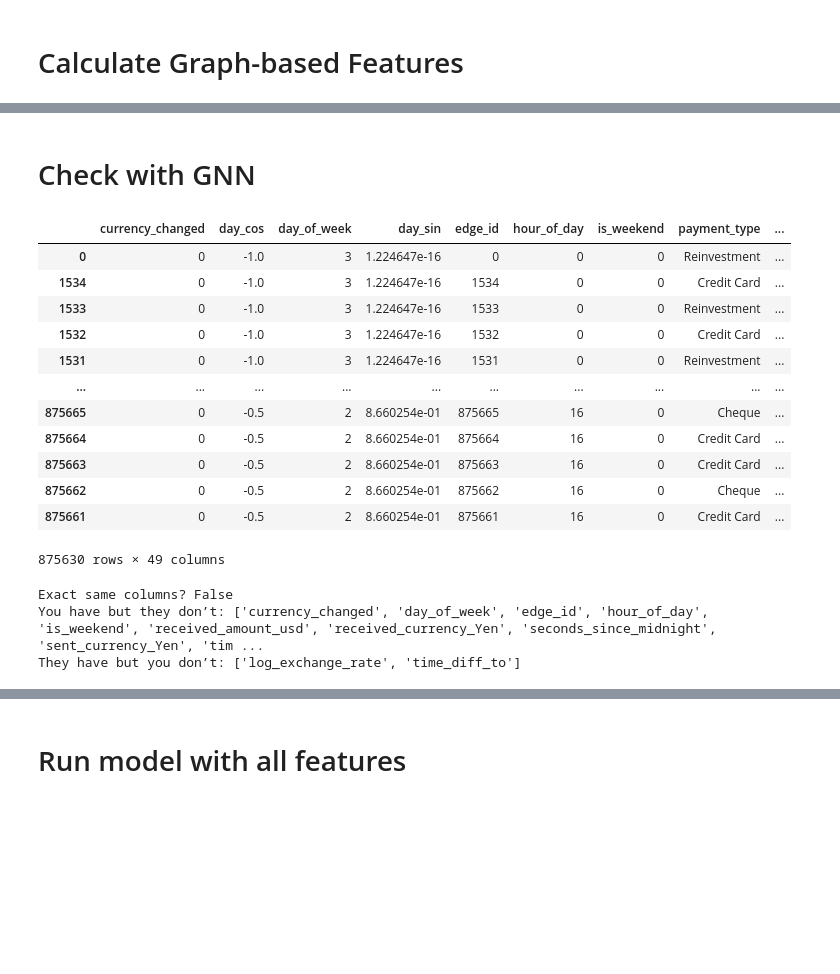
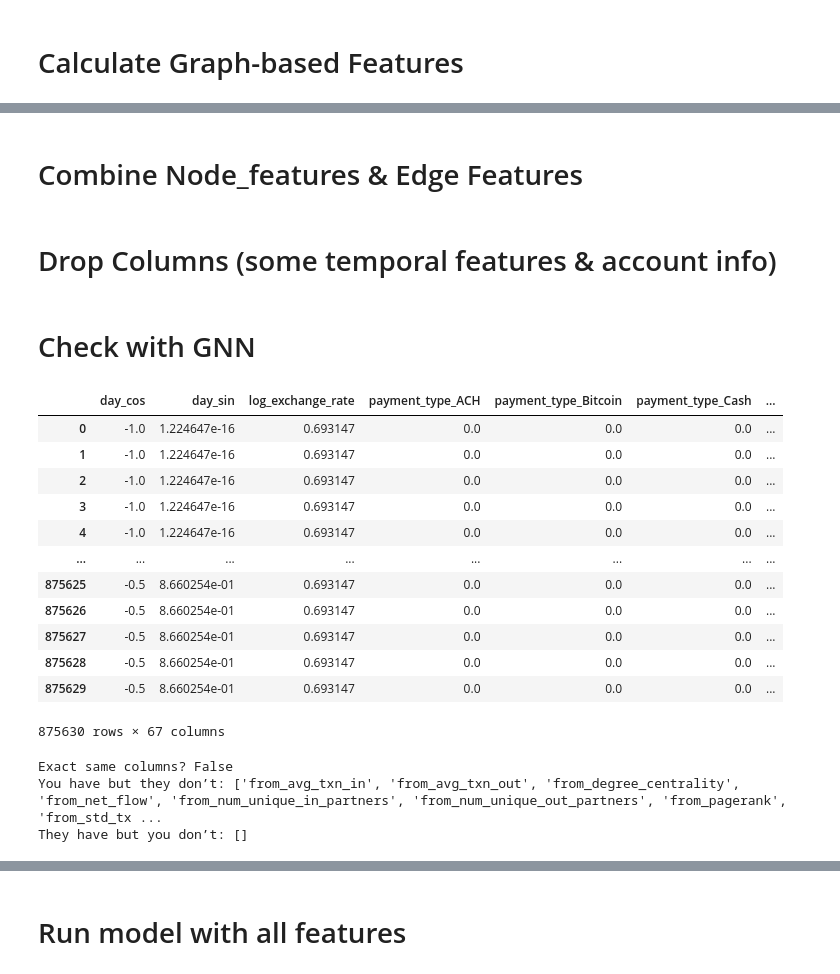
Before and after one commit to engie4800/dsi-capstone-spring-2025-TD-anti-money-laundering, a Jupyter notebook: Code/notebooks/Zoe/Final Feature Selection.ipynb, the cells around one changed output, grey strips where cells are left out. Saved outputs shown, nothing was run; the diff lists cells and outputs as text; code cells hidden in the pictures; blank space fills up the shorter version.

```diff
--- a/Code/notebooks/Zoe/Final Feature Selection.ipynb
+++ b/Code/notebooks/Zoe/Final Feature Selection.ipynb
@@ -67,25 +58,39 @@ INFO:root:Computing test node features...
+# %% [markdown]
+# Combine Node_features & Edge Features
+# %%
+X_train, X_val, X_test = mp.add_node_graph_feats_to_df()
+# %% [markdown]
+# Drop Columns (some temporal features & account info)
+# %%
+drop = ['hour_of_day', 'is_weekend',
+        'from_account_idx', 'to_account_idx',
+        'edge_id','timestamp_int']
+
+X_train.drop(drop, axis=1, inplace=True)
+X_val.drop(drop, axis=1, inplace=True)
+X_test.drop(drop, axis=1, inplace=True)
 # %% [markdown]
 # Check with GNN
 # %%
-mp.X_train
+X_train # 67 cols
 # %% [output]
-|  | currency_changed | day_cos | day_of_week | day_sin | edge_id | hour_of_day | is_weekend | payment_type | ... |
-| 0 | 0 | -1.0 | 3 | 1.224647e-16 | 0 | 0 | 0 | Reinvestment | ... |
-| 1534 | 0 | -1.0 | 3 | 1.224647e-16 | 1534 | 0 | 0 | Credit Card | ... |
-| 1533 | 0 | -1.0 | 3 | 1.224647e-16 | 1533 | 0 | 0 | Reinvestment | ... |
-| 1532 | 0 | -1.0 | 3 | 1.224647e-16 | 1532 | 0 | 0 | Credit Card | ... |
-| 1531 | 0 | -1.0 | 3 | 1.224647e-16 | 1531 | 0 | 0 | Reinvestment | ... |
-| ... | ... | ... | ... | ... | ... | ... | ... | ... | ... |
-| 875665 | 0 | -0.5 | 2 | 8.660254e-01 | 875665 | 16 | 0 | Cheque | ... |
-| 875664 | 0 | -0.5 | 2 | 8.660254e-01 | 875664 | 16 | 0 | Credit Card | ... |
-| 875663 | 0 | -0.5 | 2 | 8.660254e-01 | 875663 | 16 | 0 | Credit Card | ... |
-| 875662 | 0 | -0.5 | 2 | 8.660254e-01 | 875662 | 16 | 0 | Cheque | ... |
-| 875661 | 0 | -0.5 | 2 | 8.660254e-01 | 875661 | 16 | 0 | Credit Card | ... |
+|  | day_cos | day_sin | log_exchange_rate | payment_type_ACH | payment_type_Bitcoin | payment_type_Cash | ... |
+| 0 | -1.0 | 1.224647e-16 | 0.693147 | 0.0 | 0.0 | 0.0 | ... |
+| 1 | -1.0 | 1.224647e-16 | 0.693147 | 0.0 | 0.0 | 0.0 | ... |
+| 2 | -1.0 | 1.224647e-16 | 0.693147 | 0.0 | 0.0 | 0.0 | ... |
+| 3 | -1.0 | 1.224647e-16 | 0.693147 | 0.0 | 0.0 | 0.0 | ... |
+| 4 | -1.0 | 1.224647e-16 | 0.693147 | 0.0 | 0.0 | 0.0 | ... |
+| ... | ... | ... | ... | ... | ... | ... | ... |
+| 875625 | -0.5 | 8.660254e-01 | 0.693147 | 0.0 | 0.0 | 0.0 | ... |
+| 875626 | -0.5 | 8.660254e-01 | 0.693147 | 0.0 | 0.0 | 0.0 | ... |
+| 875627 | -0.5 | 8.660254e-01 | 0.693147 | 0.0 | 0.0 | 0.0 | ... |
+| 875628 | -0.5 | 8.660254e-01 | 0.693147 | 0.0 | 0.0 | 0.0 | ... |
+| 875629 | -0.5 | 8.660254e-01 | 0.693147 | 0.0 | 0.0 | 0.0 | ... |
-875630 rows × 49 columns
+875630 rows × 67 columns
 # %%
 # as a list
 # your columns
-my_cols = mp.X_train.columns.tolist()
+my_cols = X_train.columns.tolist()
 
 # your friend’s columns (copy‑&‑paste their list here)
 friend_cols = [
@@ -100,13 +105,15 @@ friend_cols = [
     'received_currency_Rupee', 'received_currency_Saudi Riyal',
     'received_currency_Shekel', 'received_currency_Swiss Franc',
     'received_currency_UK Pound', 'received_currency_US Dollar',
-    'received_currency_Yuan', 'sent_currency_Australian Dollar',
+    'received_currency_Yen','received_currency_Yuan',
+    'sent_currency_Australian Dollar',
     'sent_currency_Bitcoin', 'sent_currency_Brazil Real',
     'sent_currency_Canadian Dollar', 'sent_currency_Euro',
     'sent_currency_Mexican Peso', 'sent_currency_Ruble',
     'sent_currency_Rupee', 'sent_currency_Saudi Riyal',
     'sent_currency_Shekel', 'sent_currency_Swiss Franc',
     'sent_currency_UK Pound', 'sent_currency_US Dollar',
+    'sent_currency_Yen',
     'sent_currency_Yuan', 'payment_type_ACH', 'payment_type_Bitcoin',
     'payment_type_Cash', 'payment_type_Cheque',
     'payment_type_Credit Card', 'payment_type_Reinvestment',
@@ -123,5 +130,5 @@ print("You have but they don’t:", sorted(set(my_cols) - set(friend_cols)))
 print("They have but you don’t:", sorted(set(friend_cols) - set(my_cols)))
 # %% [output]
 Exact same columns? False
-You have but they don’t: ['currency_changed', 'day_of_week', 'edge_id', 'hour_of_day', 'is_weekend', 'received_amount_usd', 'received_currency_Yen', 'seconds_since_midnight', 'sent_currency_Yen', 'tim ...
-They have but you don’t: ['log_exchange_rate', 'time_diff_to']
+You have but they don’t: ['from_avg_txn_in', 'from_avg_txn_out', 'from_degree_centrality', 'from_net_flow', 'from_num_unique_in_partners', 'from_num_unique_out_partners', 'from_pagerank', 'from_std_tx ...
+They have but you don’t: []
```
Also changed, not shown: parts of 37 cells of this notebook.
